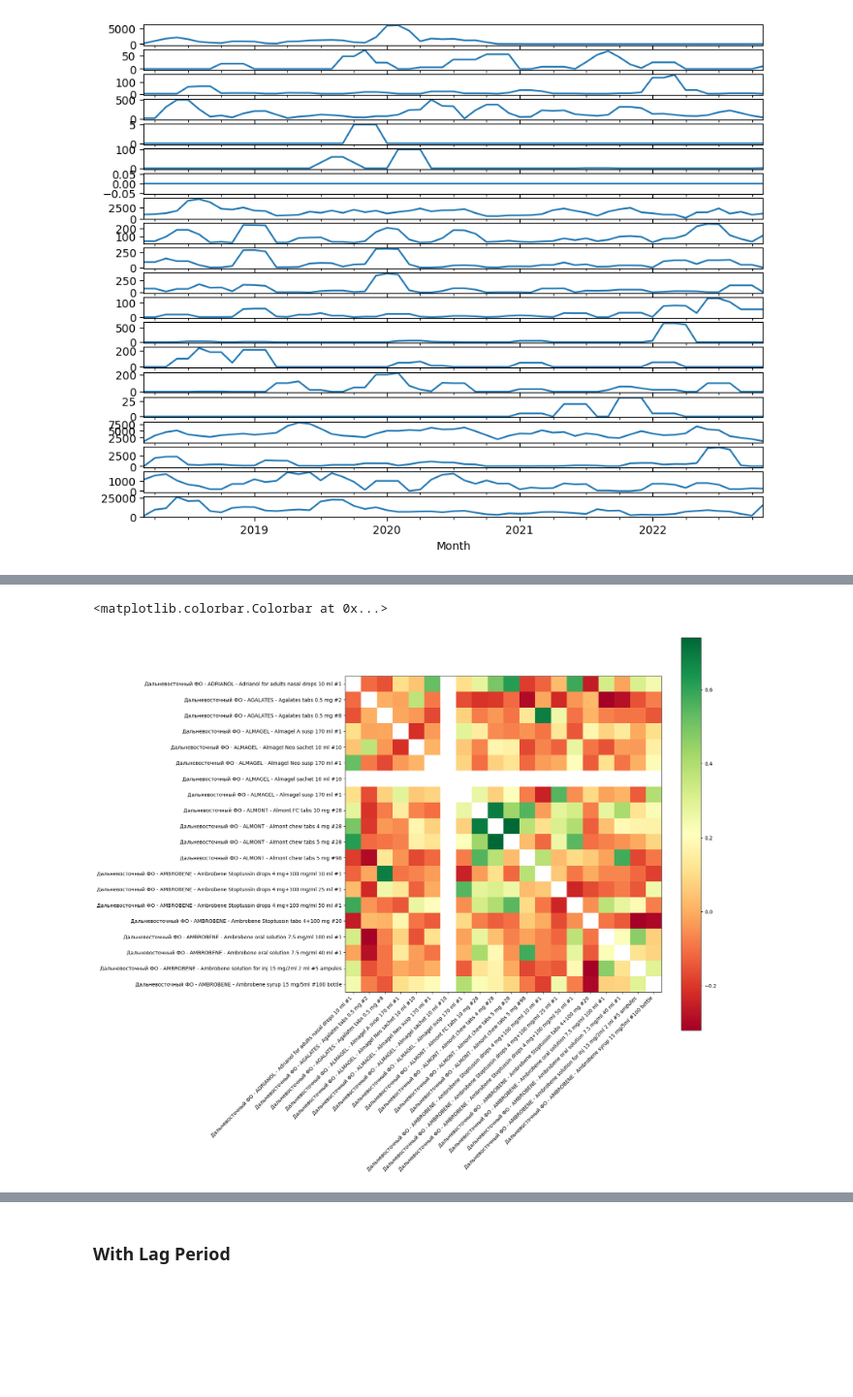
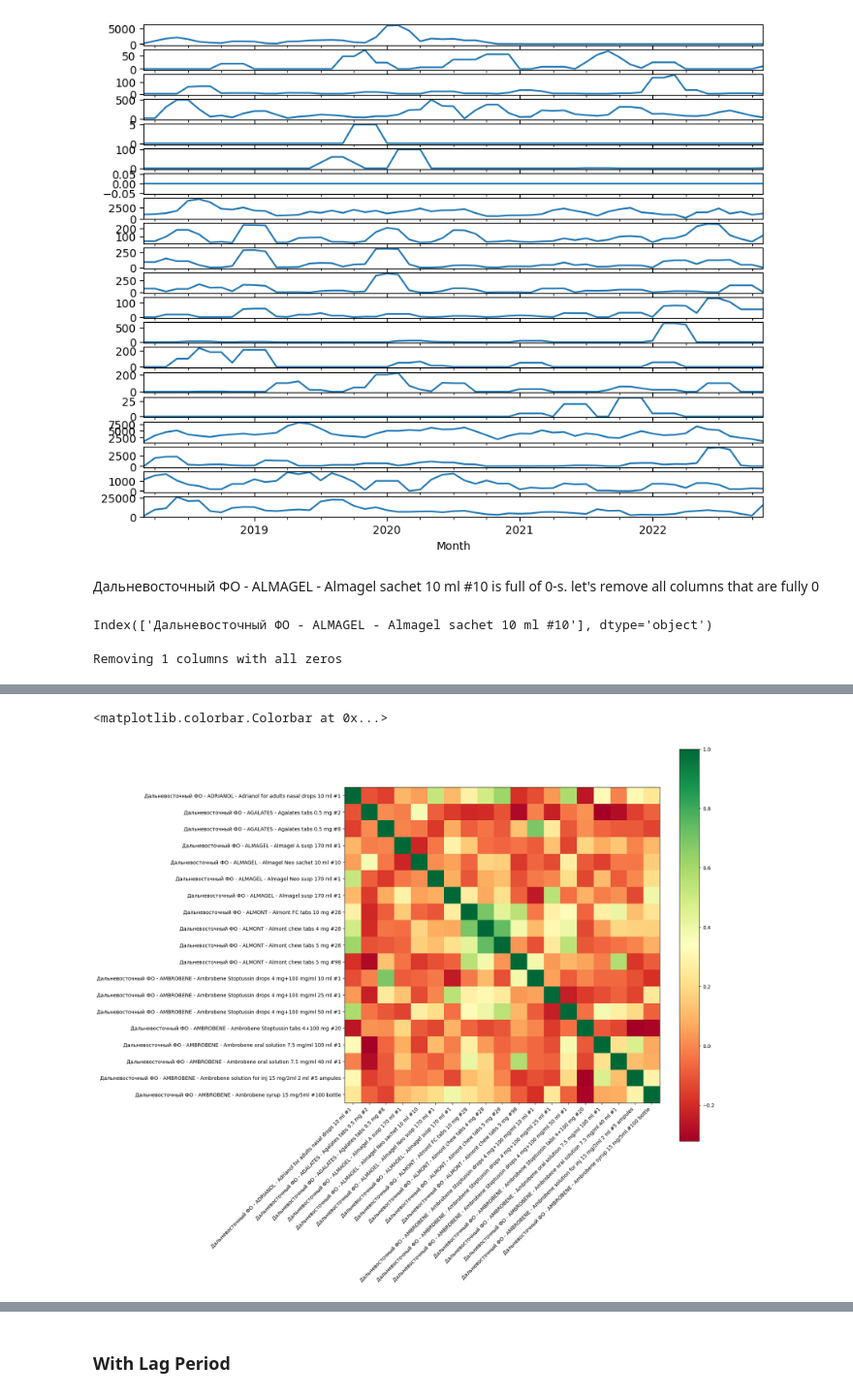
Before and after one commit to ariellubonja/hierarchical-time-series, a Jupyter notebook: eda.ipynb, the cells around one changed output, grey strips where cells are left out. Shown at 97% size. Drawn from its saved outputs; the diff is of its cells as text; code cells hidden in the pictures; blank space fills up the shorter version.

Commit message:
Add code to remove columns filled with 0-s

```diff
--- a/eda.ipynb
+++ b/eda.ipynb
@@ -63,9 +63,34 @@ for i, column in enumerate(df.columns):
     # axes[i].set_ylabel('Value')
 # %% [output]
 [figure]
+# %% [markdown]
+Дальневосточный ФО - ALMAGEL - Almagel sachet 10 ml #10 is full of 0-s. let's remove all columns that are fully 0
+# %%
+def get_zero_columns(df):
+    zero_columns_mask = (df == 0).all()
+    zero_columns = df.columns[zero_columns_mask]
+
+    return zero_columns
+
+def remove_zero_columns(df):
+    zero_columns = get_zero_columns(df)
+
+    print(f"Removing {len(zero_columns)} columns with all zeros")
+
+    df_without_zero_columns = df.drop(columns=zero_columns)
+
+    return df_without_zero_columns
+# %%
+get_zero_columns(df)
+# %% [output]
+Index(['Дальневосточный ФО - ALMAGEL - Almagel sachet 10 ml #10'], dtype='object')
+# %%
+df = remove_zero_columns(df)
+# %% [output]
+Removing 1 columns with all zeros
 # %%
-correlation_results_w_lag = df.corr()
-correlation_results_w_lag.head(5)
+correlation_results = df.corr()
+correlation_results.head(5)
 # %% [output]
 |  | Дальневосточный ФО - ADRIANOL - A... | Дальневосточный ФО - AGALATES - A... | Дальневосточный ФО - AGALATES - A... | Дальневосточный ФО - ALMAGEL - Al... | ... |
 | Дальневосточный ФО - ADRIANOL - A... | 1.000000 | -0.109353 | -0.154337 | 0.102190 | ... |
@@ -76,16 +101,16 @@ correlation_results_w_lag.head(5)
 # %%
 plt.figure(figsize=(14, 14))
 
-plt.imshow(correlation_results_w_lag, cmap='RdYlGn')#, interpolation='nearest')
+plt.imshow(correlation_results, cmap='RdYlGn')#, interpolation='nearest')
 
 num_columns = len(df.columns)
 plt.xticks(range(num_columns), df.columns, rotation=45, ha='right')
 plt.yticks(range(num_columns), df.columns)
 
 # Add a colorbar for reference
 plt.colorbar()
 # %% [output]
 <matplotlib.colorbar.Colorbar at 0x...>
-[figure, old version]
+[figure, new version]
 # %%
 # Find the maximum correlation for each column, ignoring NaN in the diagonal
```
Also changed, not shown: parts of 5 cells of this notebook.
